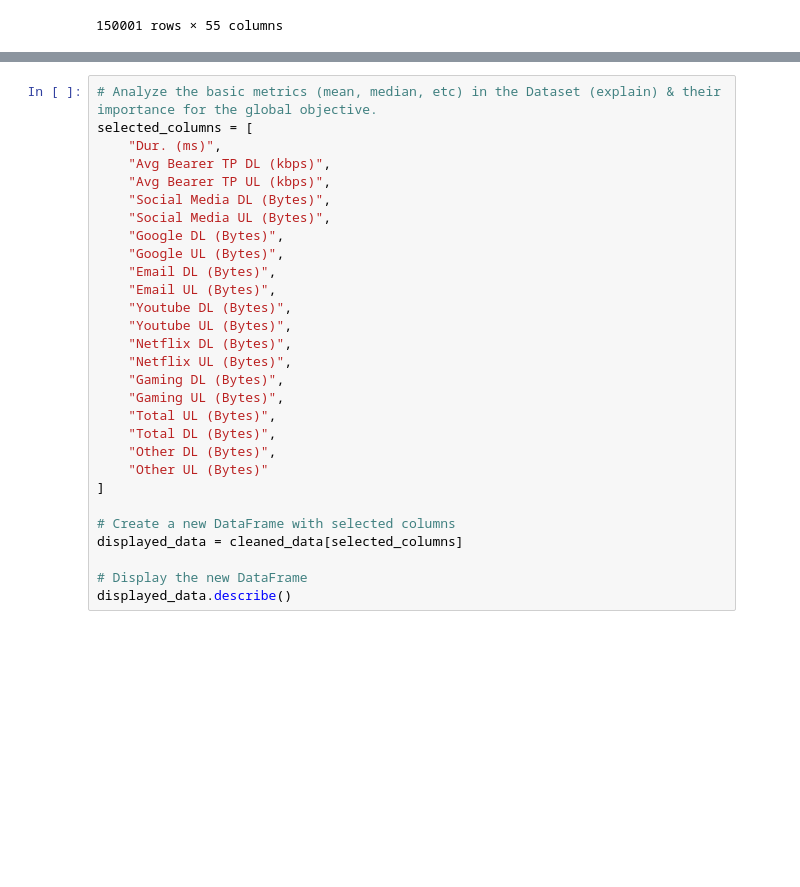
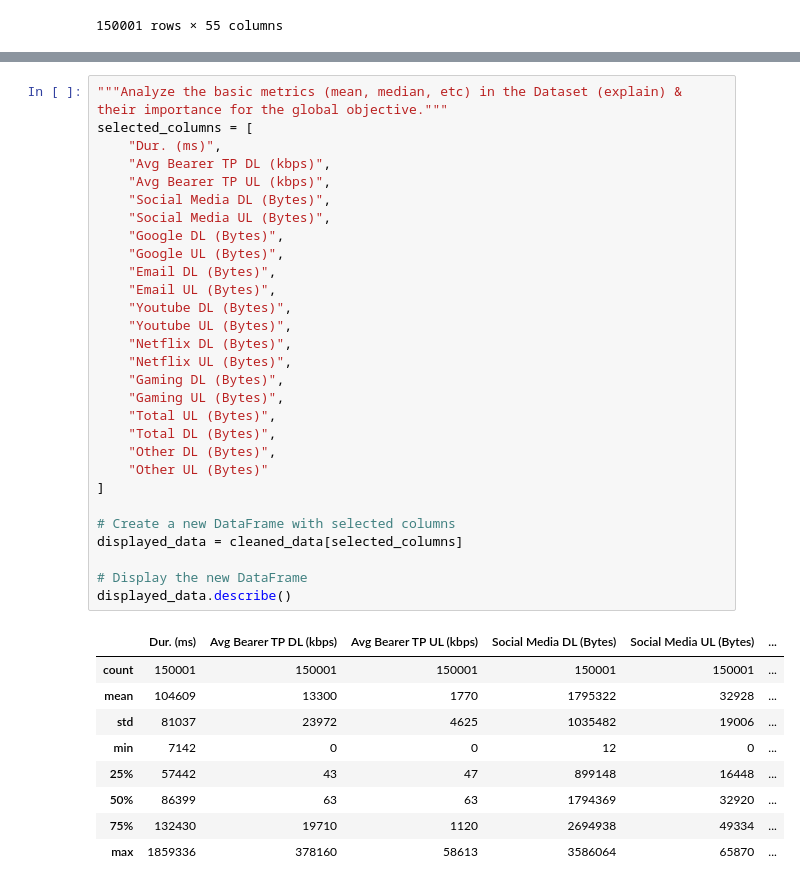
Before and after one commit to merronmuche/telecom_eda, a Jupyter notebook: notebooks/eda.ipynb, the cells around one changed output, grey strips where cells are left out. Drawn from its saved outputs; the diff is of its cells as text; blank space fills up the shorter version.

```diff
--- a/notebooks/eda.ipynb
+++ b/notebooks/eda.ipynb
@@ -158,31 +172,41 @@ cleaned_data = df_numeric.fillna(df_numeric.mean())
 # %%
-# Analyze the basic metrics (mean, median, etc) in the Dataset (explain) & their importance for the global objective.
+"""Analyze the basic metrics (mean, median, etc) in the Dataset (explain) & their importance for the global objective."""
 selected_columns = [
     "Dur. (ms)",
     "Avg Bearer TP DL (kbps)",
     "Avg Bearer TP UL (kbps)",
     "Social Media DL (Bytes)",
     "Social Media UL (Bytes)",
     "Google DL (Bytes)",
     "Google UL (Bytes)",
     "Email DL (Bytes)",
     "Email UL (Bytes)",
     "Youtube DL (Bytes)",
     "Youtube UL (Bytes)",
     "Netflix DL (Bytes)",
     "Netflix UL (Bytes)",
     "Gaming DL (Bytes)",
     "Gaming UL (Bytes)",
     "Total UL (Bytes)",
     "Total DL (Bytes)",
     "Other DL (Bytes)",
     "Other UL (Bytes)"
 ]
 
 # Create a new DataFrame with selected columns
 displayed_data = cleaned_data[selected_columns]
 
 # Display the new DataFrame
 displayed_data.describe()
+# %% [output]
+|  | Dur. (ms) | Avg Bearer TP DL (kbps) | Avg Bearer TP UL (kbps) | Social Media DL (Bytes) | Social Media UL (Bytes) | ... |
+| count | 150001 | 150001 | 150001 | 150001 | 150001 | ... |
+| mean | 104609 | 13300 | 1770 | 1795322 | 32928 | ... |
+| std | 81037 | 23972 | 4625 | 1035482 | 19006 | ... |
+| min | 7142 | 0 | 0 | 12 | 0 | ... |
+| 25% | 57442 | 43 | 47 | 899148 | 16448 | ... |
+| 50% | 86399 | 63 | 63 | 1794369 | 32920 | ... |
+| 75% | 132430 | 19710 | 1120 | 2694938 | 49334 | ... |
+| max | 1859336 | 378160 | 58613 | 3586064 | 65870 | ... |
 # %%
 
```
Also changed, not shown: parts of 18 cells of this notebook, 1 other file.
